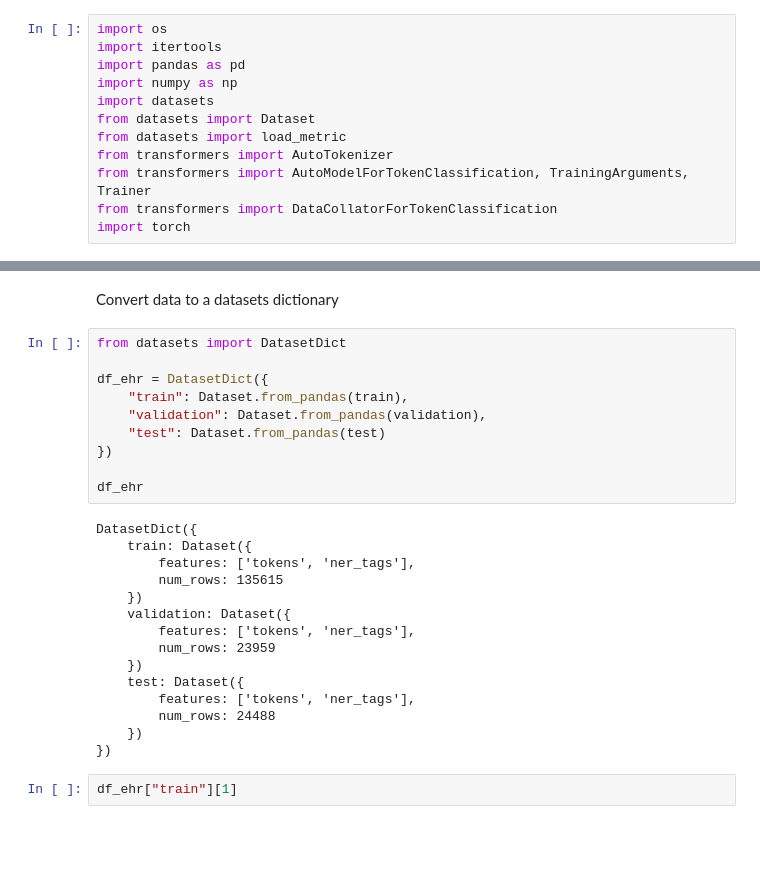
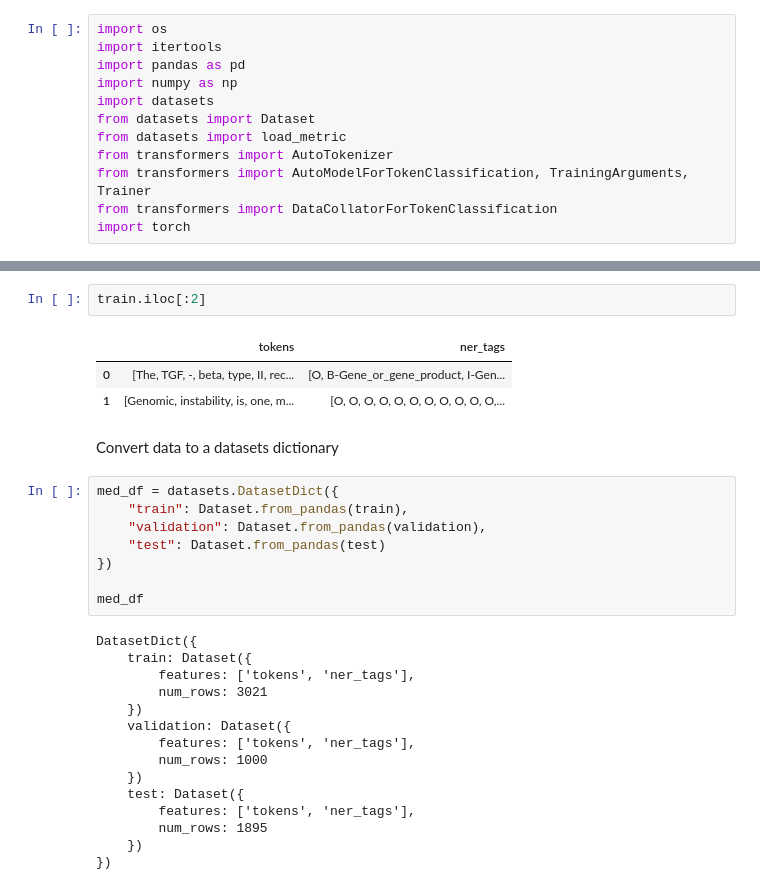
Before and after one commit to R-icntay/cogstack_project, a Jupyter notebook: notebooks/clinical_bert.ipynb, the cells around one changed output, grey strips where cells are left out. Saved outputs shown, nothing was run; the diff lists cells and outputs as text; blank space fills up the shorter version.

```diff
--- a/notebooks/clinical_bert.ipynb
+++ b/notebooks/clinical_bert.ipynb
@@ -49,29 +74,31 @@ test.columns = ["tokens", "ner_tags"]
+# %%
+train.iloc[:2]
+# %% [output]
+|  | tokens | ner_tags |
+| 0 | [The, TGF, -, beta, type, II, rec... | [O, B-Gene_or_gene_product, I-Gen... |
+| 1 | [Genomic, instability, is, one, m... | [O, O, O, O, O, O, O, O, O, O, O,... |
 # %% [markdown]
 Convert data to a datasets dictionary
 # %%
-from datasets import DatasetDict
-
-df_ehr = DatasetDict({
+med_df = datasets.DatasetDict({
     "train": Dataset.from_pandas(train),
     "validation": Dataset.from_pandas(validation),
     "test": Dataset.from_pandas(test)
 })
 
-df_ehr
+med_df
 # %% [output]
 DatasetDict({
     train: Dataset({
         features: ['tokens', 'ner_tags'],
-        num_rows: 135615
+        num_rows: 3021
     })
     validation: Dataset({
         features: ['tokens', 'ner_tags'],
-        num_rows: 23959
+        num_rows: 1000
     })
     test: Dataset({
         features: ['tokens', 'ner_tags'],
-        num_rows: 24488
+        num_rows: 1895
     })
 })
-# %%
-df_ehr["train"][1]
```
Also changed, not shown: parts of 23 cells of this notebook.
